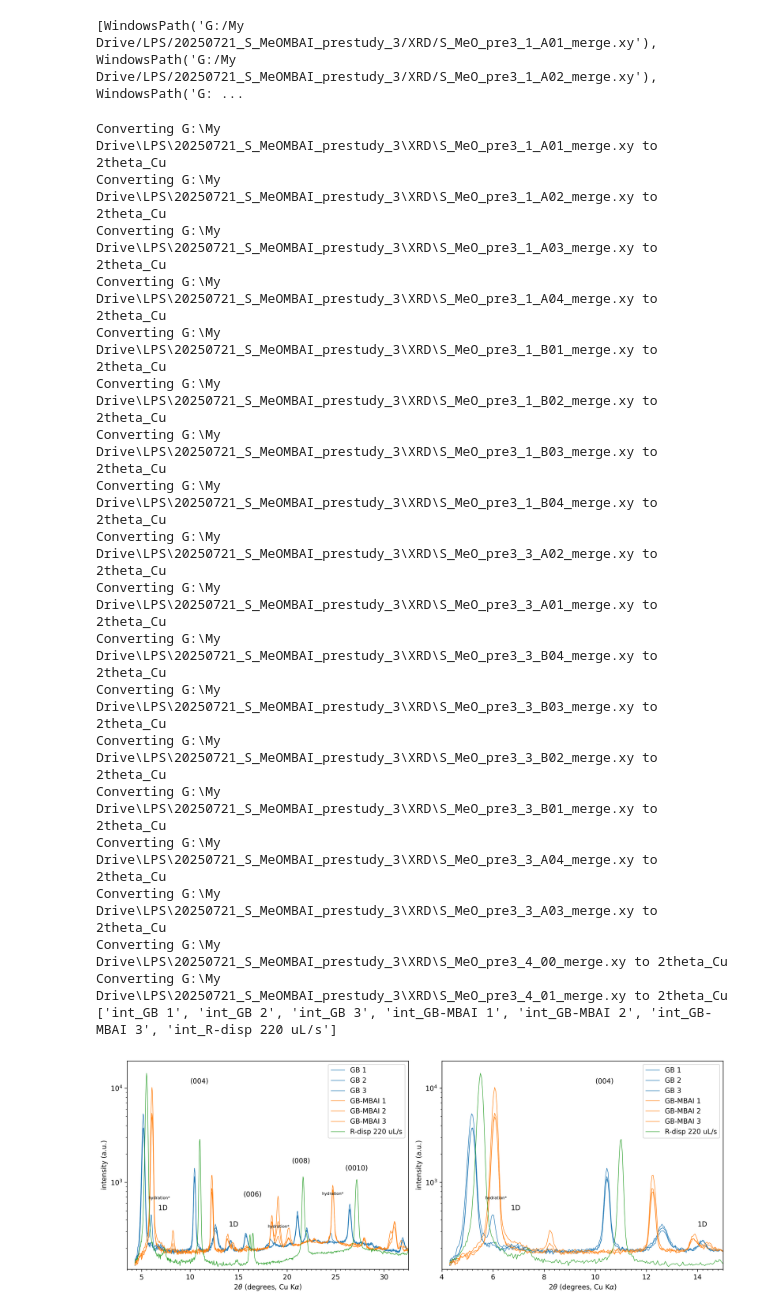
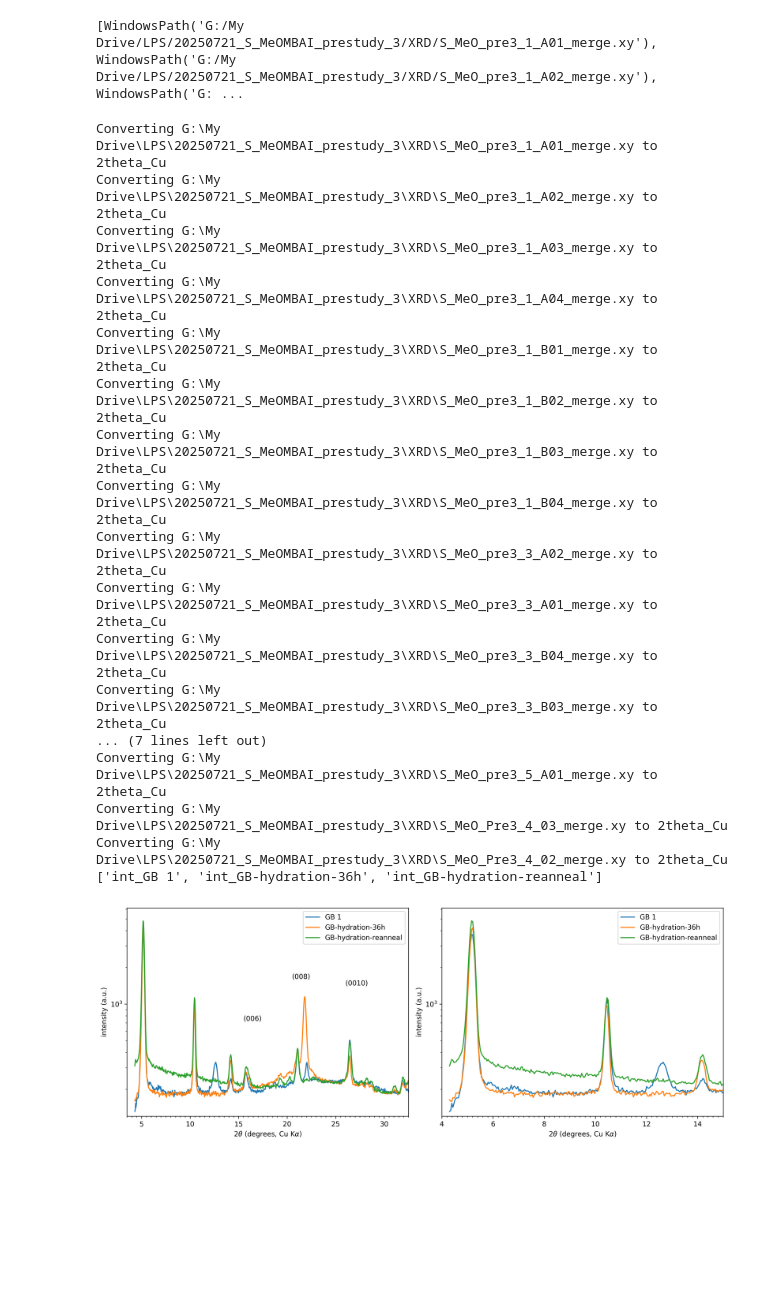
Before and after one commit to yyrliu/lbl-snipplets, a Jupyter notebook: xrd-plot.ipynb, the cells around one changed output. Cells and saved outputs as stored; diff of their text form; code cells hidden in the pictures; blank space fills up the shorter version.

```diff
--- a/xrd-plot.ipynb
+++ b/xrd-plot.ipynb
@@ -237,7 +235,7 @@ def get_label(filename):
         "S_MeO_pre3_1_B02": "GB 3",
         "S_MeO_pre3_1_B03": "Robot 1",
         "S_MeO_pre3_1_B04": "Robot 2",
-        "S_MeO_pre3_4_00":  "Robot 3",
+        "S_MeO_pre3_5_A02": "Robot 3",
         "S_MeO_pre3_3_A02": "Robot-MBAI 1",
         "S_MeO_pre3_3_A03": "Robot-MBAI 2",
         "S_MeO_pre3_3_A04": "Robot-MBAI 3",
@@ -245,7 +243,9 @@ def get_label(filename):
         "S_MeO_pre3_3_B02": "R-disp 100 uL/s",
         "S_MeO_pre3_3_B03": "R-disp 160 uL/s",
         "S_MeO_pre3_3_B04": "R-disp 190 uL/s",
-        "S_MeO_pre3_4_01":  "R-disp 220 uL/s",
+        "S_MeO_pre3_5_A01": "R-disp 220 uL/s",
+        "S_MeO_Pre3_4_02":  "GB-hydration-36h",
+        "S_MeO_Pre3_4_03":  "GB-hydration-reanneal",
     }
     try:
         return "int_" + mapping[filename.removeprefix("int_").removesuffix("_merge")]
@@ -329,11 +329,11 @@ axs[0].set_xlim(3.5, 32.5)
 
 colums_to_plot = [
     "GB 1",
-    "GB 2",
-    "GB 3",
-    "GB-MBAI 1",
-    "GB-MBAI 2",
-    "GB-MBAI 3",
+    # "GB 2",
+    # "GB 3",
+    # "GB-MBAI 1",
+    # "GB-MBAI 2",
+    # "GB-MBAI 3",
     # "Robot-MBAI 1",
     # "Robot-MBAI 2",
     # "Robot-MBAI 3",
@@ -344,7 +344,9 @@ colums_to_plot = [
     # "R-disp 100 uL/s",
     # "R-disp 160 uL/s",
     # "R-disp 190 uL/s",
-    "R-disp 220 uL/s",
+    # "R-disp 220 uL/s",
+    "GB-hydration-36h",
+    "GB-hydration-reanneal",
 ]
 
 index_offsets = {
@@ -382,15 +384,16 @@ print(intensity_cols)
 import numpy as np
 
 for ax in axs:
-    get_color = get_color_factory()
+    get_color = get_color_factory(cycle_by_prefix=False)
     get_linestyle = lambda x: None
+    # get_linestyle = get_linestyle_factory()
     for intensity_col in intensity_cols:
         df_to_plot = df[[intensity_col]].dropna()
         ax.plot(
             df_to_plot.index + index_offsets.get(intensity_col.removeprefix("int_"), 0),
             df_to_plot[intensity_col],
             label=intensity_col.removeprefix("int_"),
-            lw=0.7,
+            # lw=0.7,
             linestyle=get_linestyle(intensity_col),
             color=get_color(intensity_col),
         )
@@ -426,44 +429,43 @@ for ax in axs:
     add_peak_label(ax, df, 20.5, "(008)")
     add_peak_label(ax, df, 26, "(0010)")
 
     # add_peak_label(ax, df, 5.3, "(002)", y_offset=0.3)
     # add_peak_label(ax, df, 12.1, "(004)")
     # add_peak_label(ax, df, 18.1, "(006)")
     # add_peak_label(ax, df, 24, "(008)")
     # add_peak_label(ax, df, 30, "(0010)")
+    # add_peak_label(ax, df, 8.2, "1D", x_range=0.5)
 
-    add_peak_label(ax, df, 5.7, "hydration*", y_offset=0.02, fontdict={"size": 6})
-    add_peak_label(ax, df, 18, "hydration*", y_offset=0.6, fontdict={"size": 6})
-    add_peak_label(ax, df, 23.6, "hydration*", fontdict={"size": 6})
+    # add_peak_label(ax, df, 6.2, "hydration*", y_offset=0.02, fontdict={"size": 6, "ha": "center"})
+    # add_peak_label(ax, df, 18, "hydration*", y_offset=0.6, fontdict={"size": 6, "ha": "center"})
+    # add_peak_label(ax, df, 23.7, "hydration*", x_range=0.7, fontdict={"size": 6})
     # add_peak_label(ax, df, 12.3, "$\mathregular{PbI_2}$", y_offset=0.5)
 
-    add_peak_label(ax, df, 6.7, "1D", y_offset=0.05)
-    add_peak_label(ax, df, 14, "1D", x_range=0.3)
+    # add_peak_label(ax, df, 6.7, "1D", y_offset=0.05)
+    # add_peak_label(ax, df, 14, "1D", x_range=0.3)
 
 # axs[0].set_ylim(0.5, 700)  # Set y-limits to start from 0.1
 # axs[0].set_xlim(4, 32.5)
 axs[1].set_xlim(4, 15)
 # axs[0].autoscale_view(scalex=False, scaley=True)
 
-fig.savefig(Path(data_dir, f"{data_dir.parent.stem}-test.jpg"))
+fig.savefig(Path(data_dir, f"{data_dir.parent.stem}-hydration.jpg"))
 # %% [output]
 Converting G:\My Drive\LPS\20250721_S_MeOMBAI_prestudy_3\XRD\S_MeO_pre3_1_A01_merge.xy to 2theta_Cu
 Converting G:\My Drive\LPS\20250721_S_MeOMBAI_prestudy_3\XRD\S_MeO_pre3_1_A02_merge.xy to 2theta_Cu
 Converting G:\My Drive\LPS\20250721_S_MeOMBAI_prestudy_3\XRD\S_MeO_pre3_1_A03_merge.xy to 2theta_Cu
 Converting G:\My Drive\LPS\20250721_S_MeOMBAI_prestudy_3\XRD\S_MeO_pre3_1_A04_merge.xy to 2theta_Cu
 Converting G:\My Drive\LPS\20250721_S_MeOMBAI_prestudy_3\XRD\S_MeO_pre3_1_B01_merge.xy to 2theta_Cu
 Converting G:\My Drive\LPS\20250721_S_MeOMBAI_prestudy_3\XRD\S_MeO_pre3_1_B02_merge.xy to 2theta_Cu
 Converting G:\My Drive\LPS\20250721_S_MeOMBAI_prestudy_3\XRD\S_MeO_pre3_1_B03_merge.xy to 2theta_Cu
 Converting G:\My Drive\LPS\20250721_S_MeOMBAI_prestudy_3\XRD\S_MeO_pre3_1_B04_merge.xy to 2theta_Cu
 Converting G:\My Drive\LPS\20250721_S_MeOMBAI_prestudy_3\XRD\S_MeO_pre3_3_A02_merge.xy to 2theta_Cu
 Converting G:\My Drive\LPS\20250721_S_MeOMBAI_prestudy_3\XRD\S_MeO_pre3_3_A01_merge.xy to 2theta_Cu
 Converting G:\My Drive\LPS\20250721_S_MeOMBAI_prestudy_3\XRD\S_MeO_pre3_3_B04_merge.xy to 2theta_Cu
 Converting G:\My Drive\LPS\20250721_S_MeOMBAI_prestudy_3\XRD\S_MeO_pre3_3_B03_merge.xy to 2theta_Cu
-Converting G:\My Drive\LPS\20250721_S_MeOMBAI_prestudy_3\XRD\S_MeO_pre3_3_B02_merge.xy to 2theta_Cu
-Converting G:\My Drive\LPS\20250721_S_MeOMBAI_prestudy_3\XRD\S_MeO_pre3_3_B01_merge.xy to 2theta_Cu
-Converting G:\My Drive\LPS\20250721_S_MeOMBAI_prestudy_3\XRD\S_MeO_pre3_3_A04_merge.xy to 2theta_Cu
-Converting G:\My Drive\LPS\20250721_S_MeOMBAI_prestudy_3\XRD\S_MeO_pre3_3_A03_merge.xy to 2theta_Cu
-Converting G:\My Drive\LPS\20250721_S_MeOMBAI_prestudy_3\XRD\S_MeO_pre3_4_00_merge.xy to 2theta_Cu
-Converting G:\My Drive\LPS\20250721_S_MeOMBAI_prestudy_3\XRD\S_MeO_pre3_4_01_merge.xy to 2theta_Cu
-['int_GB 1', 'int_GB 2', 'int_GB 3', 'int_GB-MBAI 1', 'int_GB-MBAI 2', 'int_GB-MBAI 3', 'int_R-disp 220 uL/s']
+... (7 lines left out)
+Converting G:\My Drive\LPS\20250721_S_MeOMBAI_prestudy_3\XRD\S_MeO_pre3_5_A01_merge.xy to 2theta_Cu
+Converting G:\My Drive\LPS\20250721_S_MeOMBAI_prestudy_3\XRD\S_MeO_Pre3_4_03_merge.xy to 2theta_Cu
+Converting G:\My Drive\LPS\20250721_S_MeOMBAI_prestudy_3\XRD\S_MeO_Pre3_4_02_merge.xy to 2theta_Cu
+['int_GB 1', 'int_GB-hydration-36h', 'int_GB-hydration-reanneal']
-[figure, old version]
+[figure, new version]
```
Also changed, not shown: parts of 1 cell of this notebook, 2 other files.
